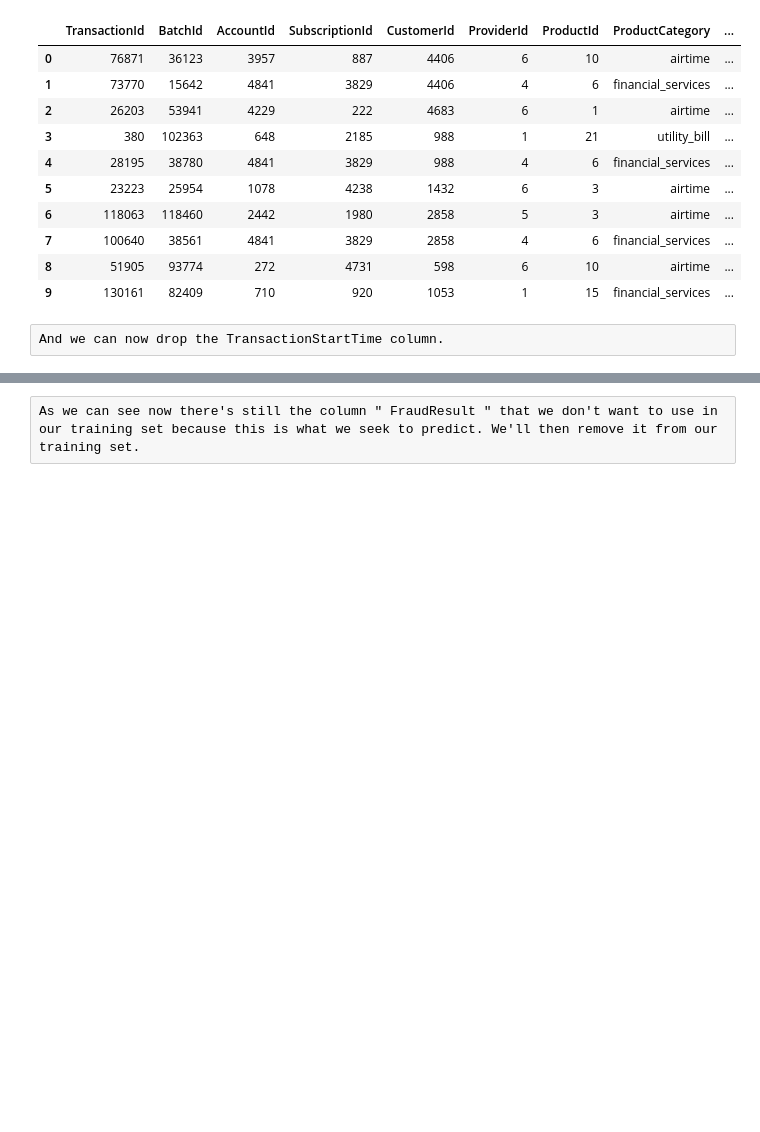
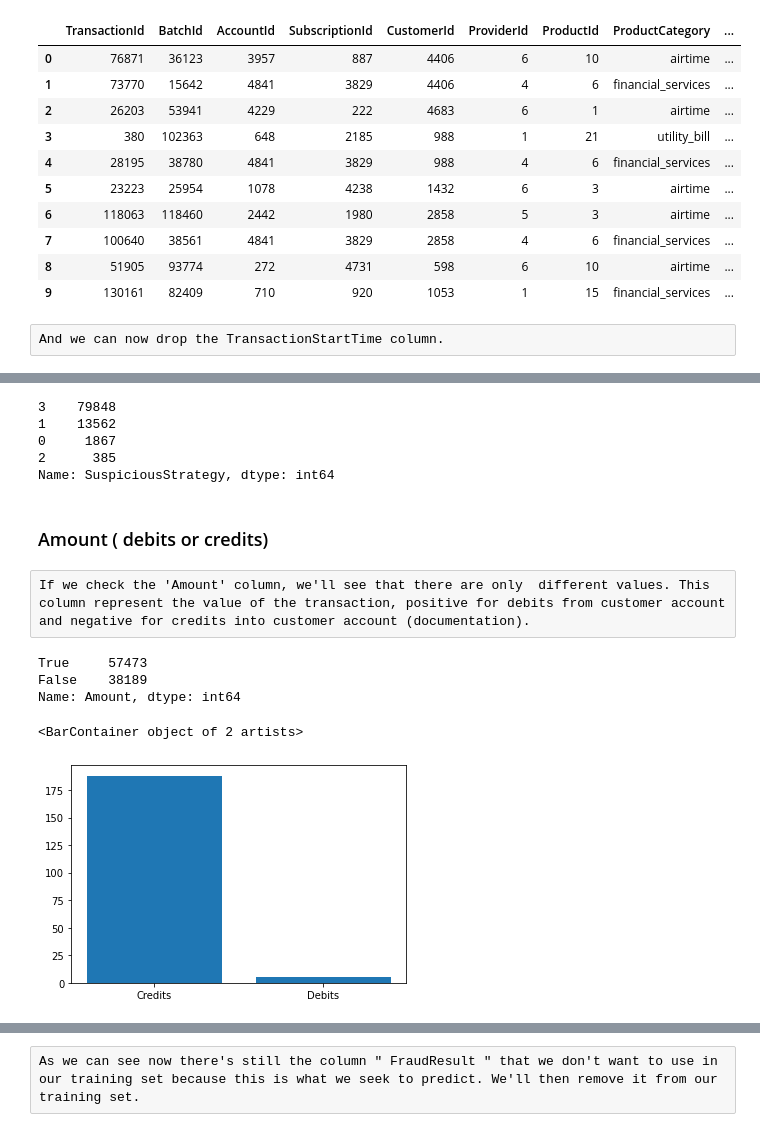
Before and after one commit to TheHugz1997/Machine_Learning_Project, a Jupyter notebook: creditCard.ipynb, the cells around one changed output, grey strips where cells are left out. Saved outputs shown, nothing was run; the diff lists cells and outputs as text; code cells hidden in the pictures; blank space fills up the shorter version.

```diff
--- a/creditCard.ipynb
+++ b/creditCard.ipynb
@@ -324,0 +353,19 @@ df_train
+# %%
+# df_train['SuspiciousStrategy'] = np.where((df_train['PricingStrategy'] == 0) | (df_train['PricingStrategy'] == 2), 1, 0)
+# df_test['SuspiciousStrategy'] = np.where((df_test['PricingStrategy'] == 0) | (df_test['PricingStrategy'] == 2), 1, 0)
+
+# treatment for the train dataset
+train_conditions = [(df_train['PricingStrategy'] == 0), (df_train['PricingStrategy'] == 1), (df_train['PricingStrategy'] == 2), (df_train['PricingStrategy'] == 4)]
+train_choices = [2, 0, 3, 1]
+df_train['SuspiciousStrategy'] = np.select(train_conditions, train_choices, default=np.nan).astype(int)
+
+# treatment for the test dataset
+test_conditions = [(df_test['PricingStrategy'] == 0), (df_test['PricingStrategy'] == 1), (df_test['PricingStrategy'] == 2), (df_test['PricingStrategy'] == 4)]
+test_choices = [2, 0, 3, 1]
+df_test['SuspiciousStrategy'] = np.select(test_conditions, test_choices, default=np.nan).astype(int)
+
+df_train = df_train.drop(['PricingStrategy'], axis=1)
+df_test = df_test.drop(['PricingStrategy'], axis=1)
+
+
+df_test
@@ -324,0 +386,25 @@ df_train
+# %%
+df_train['SuspiciousStrategy'].value_counts()
+# %% [output]
+3    79848
+1    13562
+0     1867
+2      385
+Name: SuspiciousStrategy, dtype: int64
+# %% [markdown]
+### Amount ( debits or credits)
+# %% [raw]
+If we check the 'Amount' column, we'll see that there are only  different values. This column represent the value of the transaction, positive for debits from customer account and negative for credits into customer account (documentation).
+# %%
+print((df_train['Amount'] > 0).value_counts())
+# %% [output]
+True     57473
+False    38189
+Name: Amount, dtype: int64
+# %%
+amount_values = df_train.loc[df_train['FraudResult'] == 1, 'Amount']
+amount_occurrences = (amount_values > 0).value_counts()
+plt.bar(["Credits", "Debits"], amount_occurrences)
+# %% [output]
+<BarContainer object of 2 artists>
+[figure, added]
```
Also changed, not shown: parts of 39 cells of this notebook, 1 other file.
